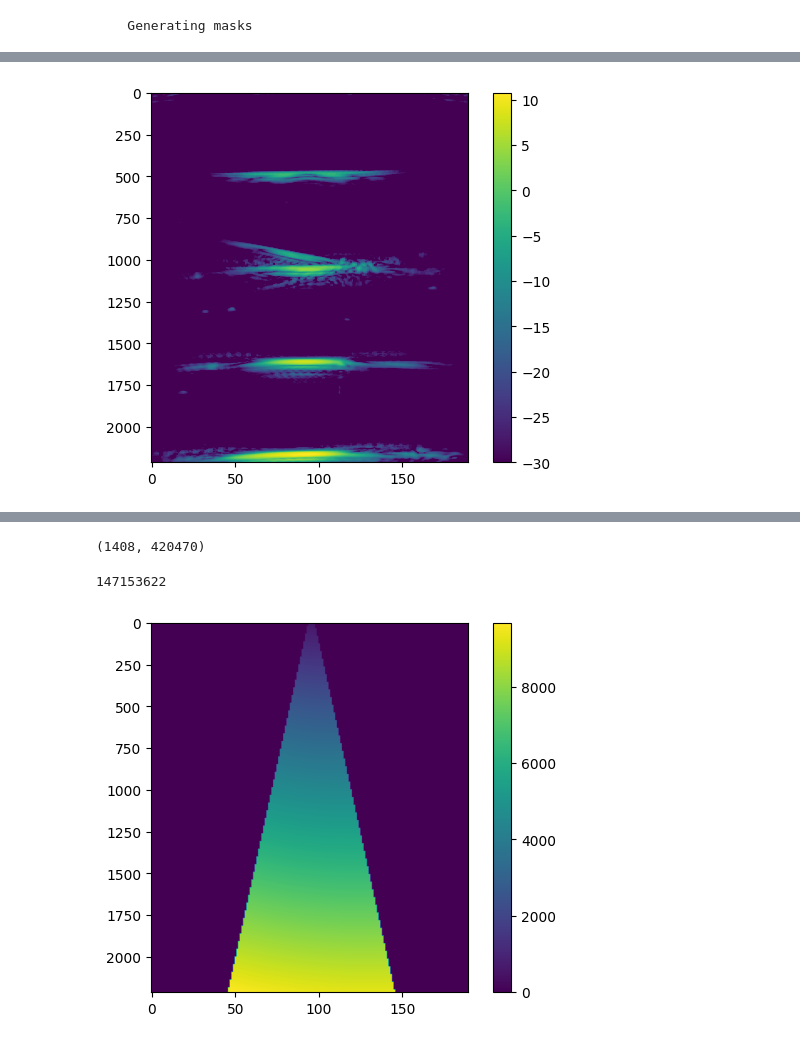
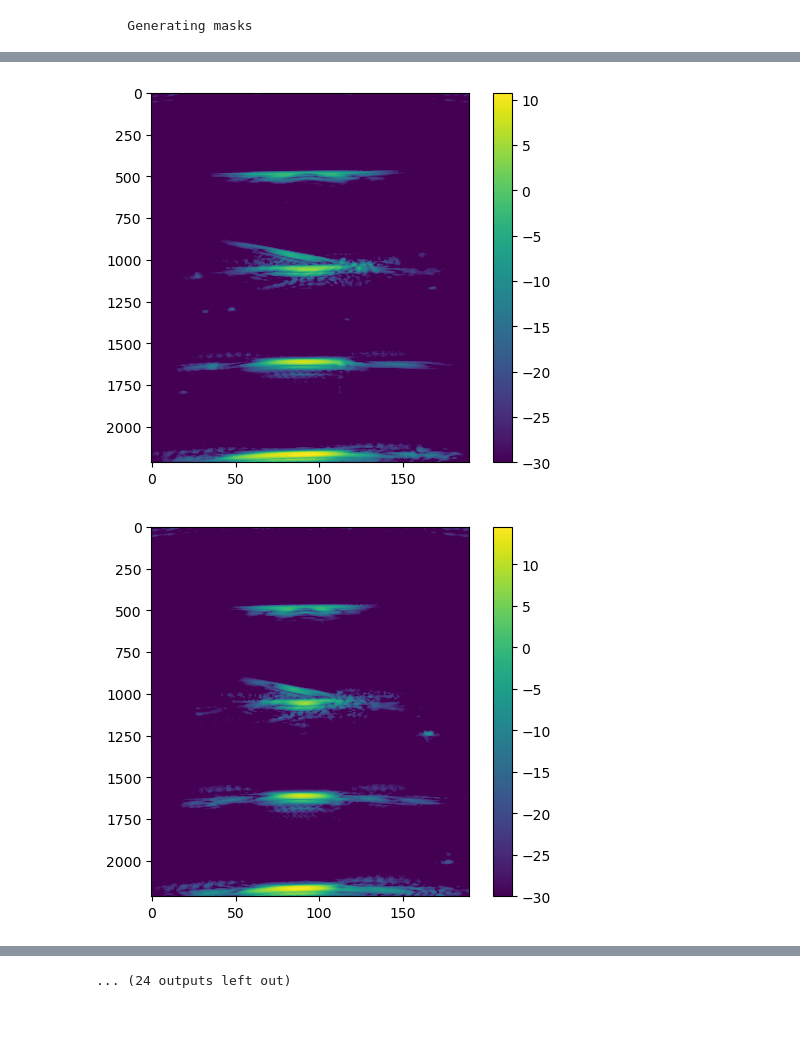
Before and after one commit to wewightman/bmfrmtrig, a Jupyter notebook: test_notebook.ipynb, the cells around one changed output, grey strips where cells are left out. Drawn from its saved outputs; the diff is of its cells as text; code cells hidden in the pictures.

```diff
--- a/test_notebook.ipynb
+++ b/test_notebook.ipynb
@@ -7,7 +7,7 @@ import pyus.data.io as dio
 # %%
 # Load file
 print("Reading file")
-filedir = "../../data/20230208_developmentrf/acq_wire/"
+filedir = "/datacommons/ultrasound/TIMuscle/Phantoms/20230208_developmentrf/acq_wire/"
 filename = "20230208_153318694"
 
 params = dio.loadmat(filename=filename+"_RF", filedir=filedir)
@@ -156,7 +147,7 @@ bmfrmparams = pwb.__BMFRM_PARAMS__[bmfrm.id]
 # %%
 print("Slicing data")
 allsummed = []
-for inda in range(1):
+for inda in range(numrot):
     rfslice = rf[:,:,0,inda]
     for ind in range(rf.shape[2]-1):
         rfslice = np.concatenate((rfslice, rf[:,:,ind+1,inda]), axis = 1)
@@ -176,10 +176,12 @@ Error:
 # %%
-summed = allsummed[0]
-env = np.abs(sig.hilbert(summed, axis=0))
-logged = 20*np.log10(env/np.percentile(env,99))
-plt.figure()
-plt.imshow(logged, aspect = 0.1, vmin=-30)
-plt.colorbar()
-plt.show()
+for indr in range(numrot):
+    summed = allsummed[indr]
+    env = np.abs(sig.hilbert(summed, axis=0))
+    logged = 20*np.log10(env/np.percentile(env,99))
+    plt.figure()
+    plt.imshow(logged, aspect = 0.1, vmin=-30)
+    plt.colorbar()
+    plt.show()
 # %% [output]
 [figure]
+[figure, added]
@@ -186,18 +198 @@ plt.show()
+... (24 outputs left out)
-# %%
-tinds = np.array([np.array(bmfrmparams['tinds'][ind]) for ind in range(len(bmfrmparams['tinds']))])
-tinds.shape
-# %% [output]
-(1408, 420470)
-# %%
-delays = tinds[64,:].reshape((len(zgrid), -1), order='f')
-delays.shape
-
-print(np.sum(~(tinds == -1)))
-
-plt.figure()
-plt.imshow(delays, aspect=0.1)
-plt.colorbar()
-plt.show()
-# %% [output]
-147153622
-[figure, removed]
```
Also changed, not shown: parts of 4 cells of this notebook, 5 other files.
